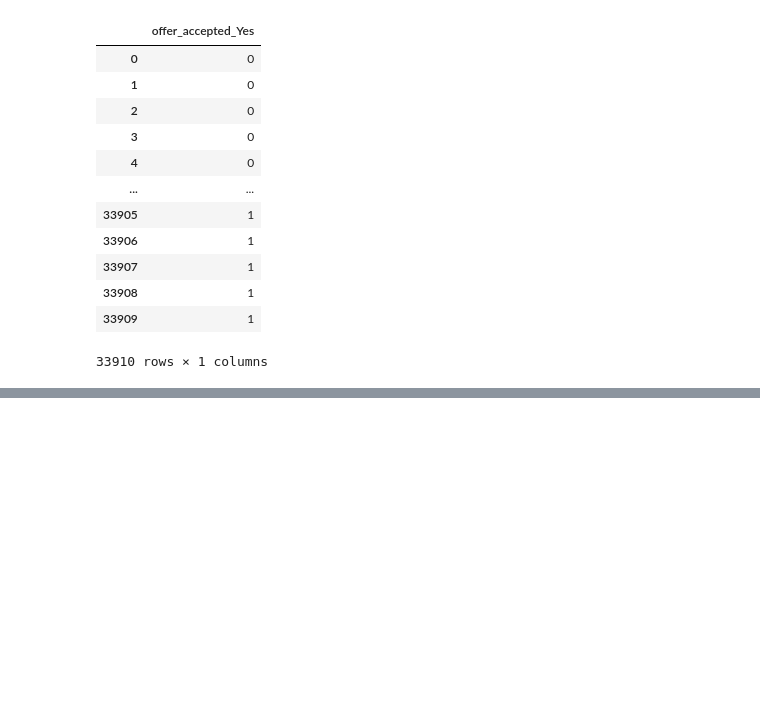
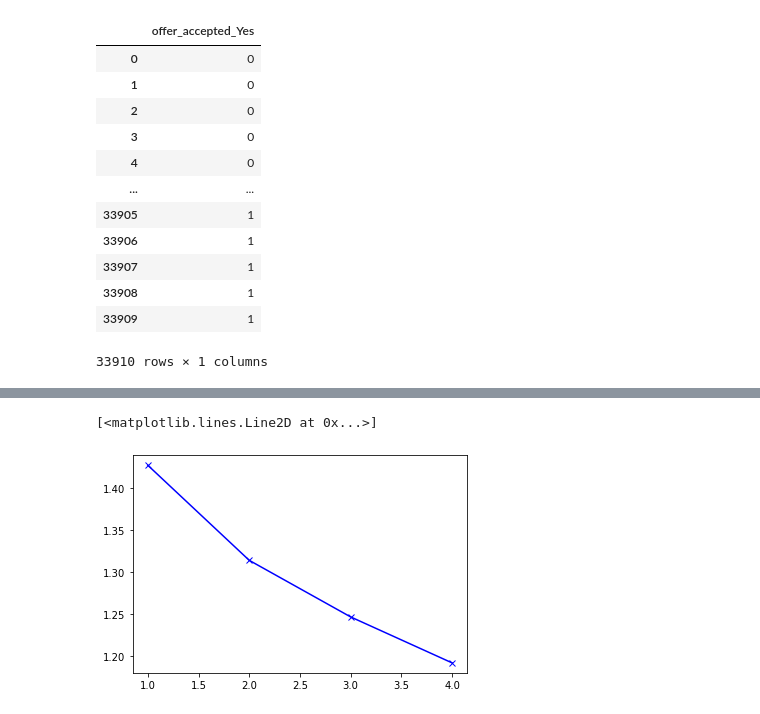
Before and after one commit to lillaszulyovszky/ironhack-case-study-classification, a Jupyter notebook: code/Case Study - Classification_Phine_V1.ipynb, the cells around one changed output, grey strips where cells are left out. Saved outputs shown, nothing was run; the diff lists cells and outputs as text; code cells hidden in the pictures; blank space fills up the shorter version.

```diff
--- a/code/Case Study - Classification_Phine_V1.ipynb
+++ b/code/Case Study - Classification_Phine_V1.ipynb
@@ -874,0 +890,20 @@ y_new
+# %%
+distortions = []
+inertias = []
+mapping1 = {}
+mapping2 = {}
+K = range(1, 5) #we try to build between 1 and 9 clusters
+                 #a dataset with more point might need more clsuter
+
+for k in K: # allows. us to go through several Ks
+    # Building and fitting the model
+    kmeanModel = KMeans(n_clusters=k).fit(X)
+    kmeanModel.fit(X) #here they bring in the model K
+
+    distortions.append(sum(np.min(cdist(X, kmeanModel.cluster_centers_,
+                                        'euclidean'), axis=1)) / X.shape[0])
+    inertias.append(kmeanModel.inertia_)
+
+    mapping1[k] = sum(np.min(cdist(X, kmeanModel.cluster_centers_,
+                                   'euclidean'), axis=1)) / X.shape[0]
+    mapping2[k] = kmeanModel.inertia_
@@ -874,0 +923,5 @@ y_new
+# %%
+plt.plot(K, distortions, 'bx-')
+# %% [output]
+[<matplotlib.lines.Line2D at 0x...>]
+[figure, added]
```
Also changed, not shown: parts of 18 cells of this notebook.
